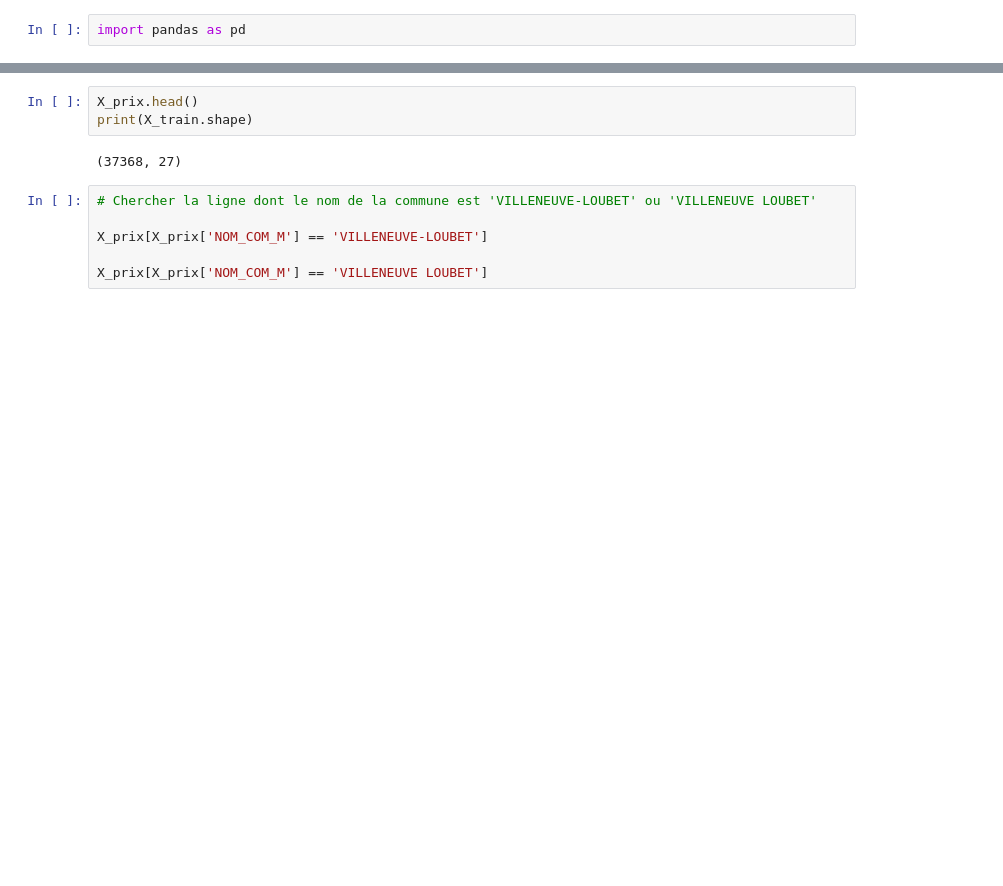
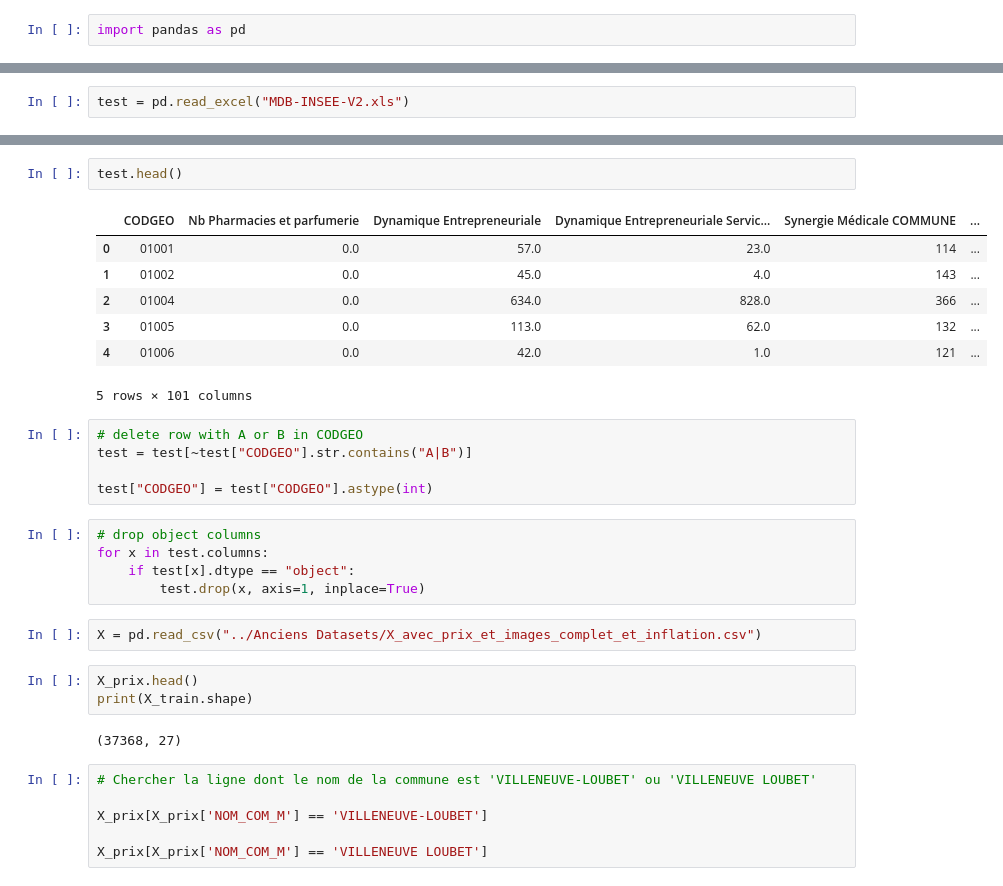
Before and after one commit to Clemflannagahn/STASC, a Jupyter notebook: Prix_metre/prix.ipynb, the cells around one changed output, grey strips where cells are left out. Saved outputs shown, nothing was run; the diff lists cells and outputs as text; blank space fills up the shorter version.

```diff
--- a/Prix_metre/prix.ipynb
+++ b/Prix_metre/prix.ipynb
@@ -5,0 +3,2 @@ X_prix = pd.read_csv('./prixm2-communes-2017.csv')
+# %%
+test = pd.read_excel("MDB-INSEE-V2.xls")
@@ -6,3 +8,25 @@ X_prix = pd.read_csv('./prixm2-communes-2017.csv')
+# %%
+test.head()
+# %% [output]
+|  | CODGEO | Nb Pharmacies et parfumerie | Dynamique Entrepreneuriale | Dynamique Entrepreneuriale Servic... | Synergie Médicale COMMUNE | ... |
+| 0 | 01001 | 0.0 | 57.0 | 23.0 | 114 | ... |
+| 1 | 01002 | 0.0 | 45.0 | 4.0 | 143 | ... |
+| 2 | 01004 | 0.0 | 634.0 | 828.0 | 366 | ... |
+| 3 | 01005 | 0.0 | 113.0 | 62.0 | 132 | ... |
+| 4 | 01006 | 0.0 | 42.0 | 1.0 | 121 | ... |
+5 rows × 101 columns
+# %%
+# delete row with A or B in CODGEO
+test = test[~test["CODGEO"].str.contains("A|B")]
+
+test["CODGEO"] = test["CODGEO"].astype(int)
+# %%
+# drop object columns
+for x in test.columns:
+    if test[x].dtype == "object":
+        test.drop(x, axis=1, inplace=True)
+# %%
+X = pd.read_csv("../Anciens Datasets/X_avec_prix_et_images_complet_et_inflation.csv")
 # %%
 X_prix.head()
 print(X_train.shape)
```
Also changed, not shown: parts of 6 cells of this notebook.
